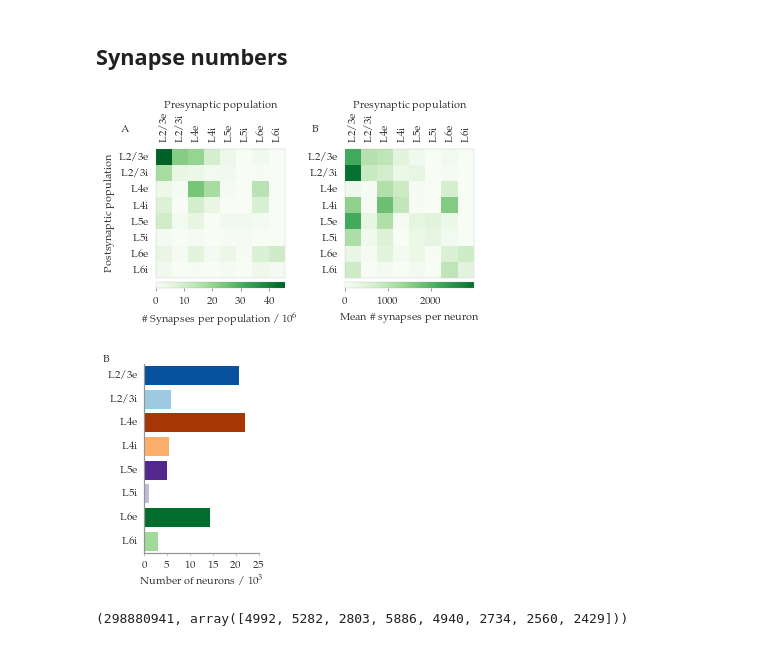
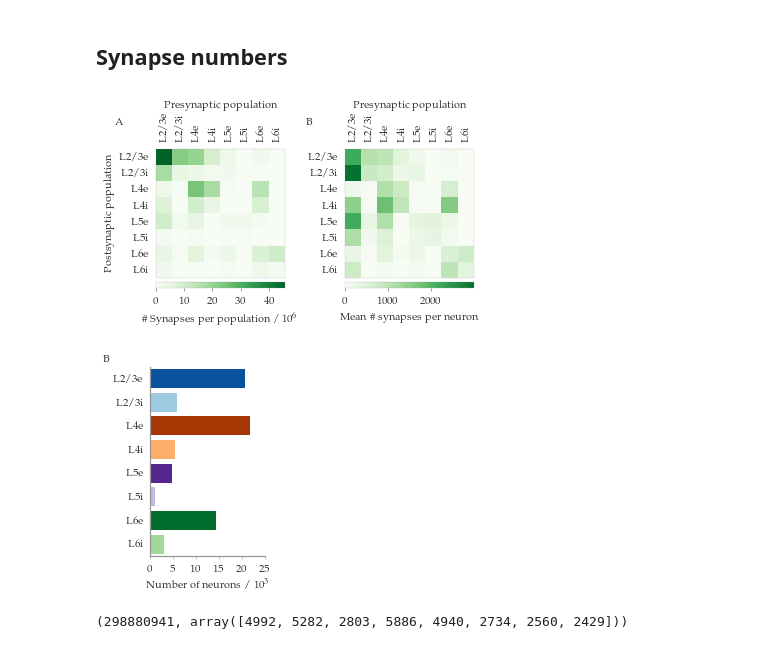
Before and after one commit to frschu/microcircuit, a Jupyter notebook: analysis/model_validation.ipynb, the cells around one changed output. Saved outputs shown, nothing was run; the diff lists cells and outputs as text; code cells hidden in the pictures.

```diff
--- a/analysis/model_validation.ipynb
+++ b/analysis/model_validation.ipynb
@@ -115,47 +115,47 @@ cbar = plot_heatmap(ax2, data, cbar_label, cbar_format, clim, cbar_ticks)
 
 ax1.set_ylabel('Postsynaptic population')
 for ax, label in zip(fig.axes, plot_labels):
-    ax.text(-0.2, 1.2, label, transform=ax.transAxes,
+    ax.text(-0.25, 1.25, label, transform=ax.transAxes,
             fontsize=style.fontsize_labels_title, fontweight='bold', va='top', ha='right')
 
 fig_name    = "syn_numbers"
 if save_fig:
     hf.saving_fig(fig, figure_path, fig_name, verbose=False)
 # %% [output]
-[figure, old version]
+[figure, new version]
 # %%
 ######################################################
 # Population size
 ######################################################
 fig2 = plt.figure()
 fig2.set_size_inches(style.figsize[0]*0.45, style.figsize[1])
 ax3 = hf.add_subplot(fig2, n_rows_cols=(1, 1), index_row_col=(0, 0), rowspan=1, colspan=1)
 
 bar_edges = np.arange(0, 8, 1) + 0.1
 if reverse_order:
     bar_edges = bar_edges[::-1]
 ticks=np.arange(0.5, 8., 1)
 
 for i in range(8):
     ax3.barh(bar_edges[i], model.n_neurons[i] * 1e-3, height=0.8, color=colors[i], linewidth=0)
 ax3.set_yticks(ticks)
 yticklabels = label_populations
 if reverse_order:
     yticklabels = yticklabels[::-1]
 ax3.set_yticklabels(yticklabels)
 ax3.set_xlabel('Number of neurons / $10^3$')
 style.fixticks(ax3)
 ax3.yaxis.set_ticks_position('none')
 
-ax3.text(-0.3, 1.05, "B", transform=ax3.transAxes,
+ax3.text(-0.35, 1.07, "B", transform=ax3.transAxes,
         fontsize=style.fontsize_labels_title, fontweight='bold', va='top', ha='right')
 
 
 fig_name    = "population_size"
 if save_fig:
     hf.saving_fig(fig2, figure_path, fig_name, verbose=False)
 # %% [output]
-[figure, old version]
+[figure, new version]
 # %%
 total_synapses = np.sum(model.C_ab)
 
```
Also changed, not shown: parts of 2 cells of this notebook, 22 other files.
